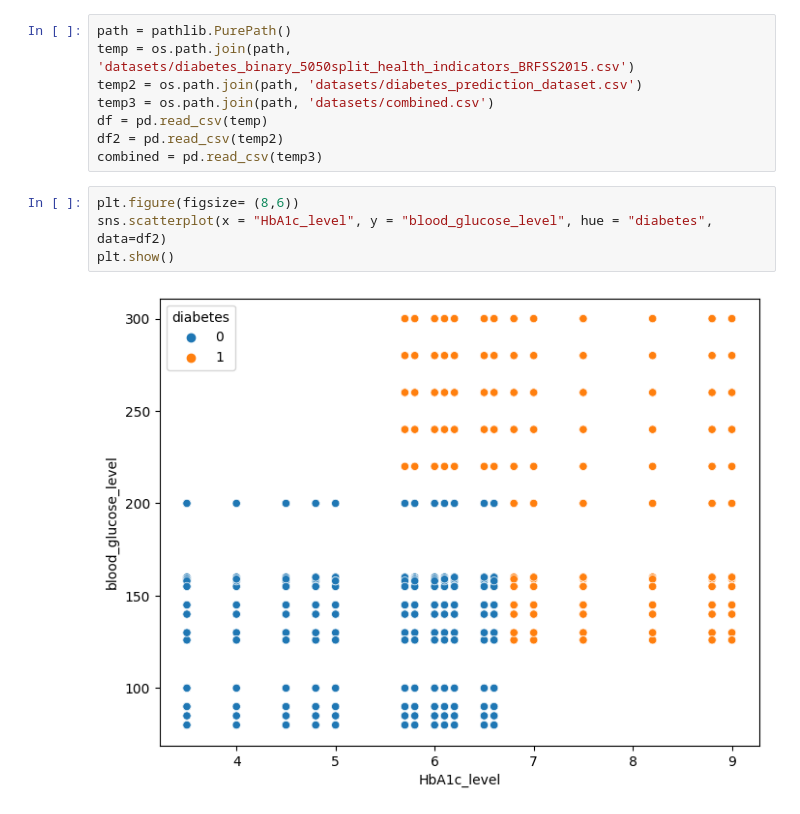
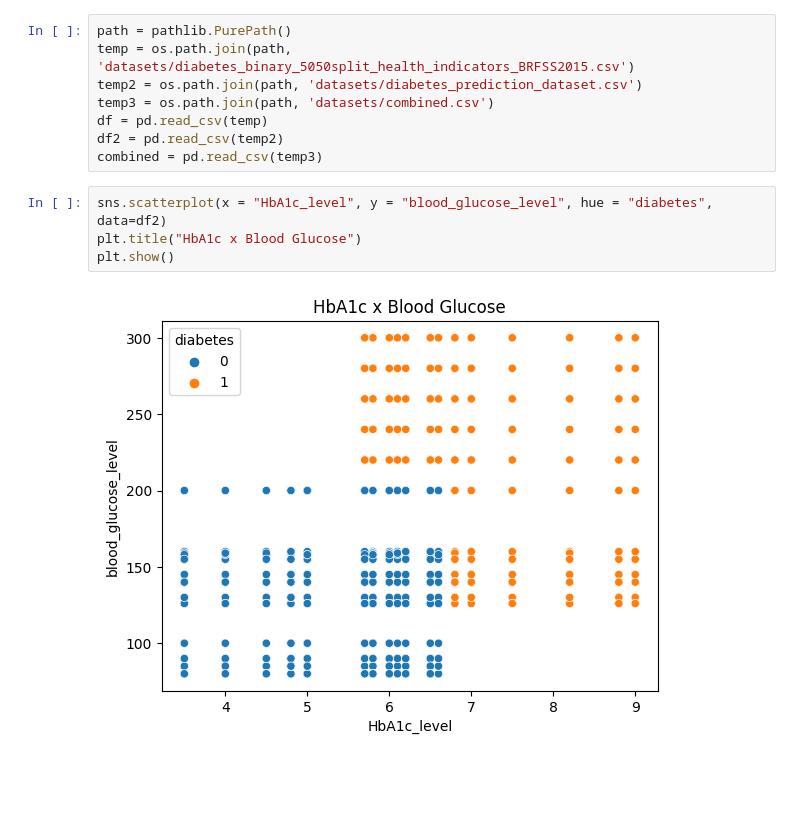
Before and after one commit to Gary-ChenJL/4440_proj, a Jupyter notebook: proj.ipynb, the cells around one changed output. Cells and saved outputs as stored; diff of their text form; blank space fills up the shorter version.

Commit message:
Add more visualizations

```diff
--- a/proj.ipynb
+++ b/proj.ipynb
@@ -28,8 +29,8 @@ df = pd.read_csv(temp)
 df2 = pd.read_csv(temp2)
 combined = pd.read_csv(temp3)
 # %%
-plt.figure(figsize= (8,6))
 sns.scatterplot(x = "HbA1c_level", y = "blood_glucose_level", hue = "diabetes", data=df2)
+plt.title("HbA1c x Blood Glucose")
 plt.show()
 # %% [output]
-[figure, old version]
+[figure, new version]
```
Also changed, not shown: parts of 5 cells of this notebook.
